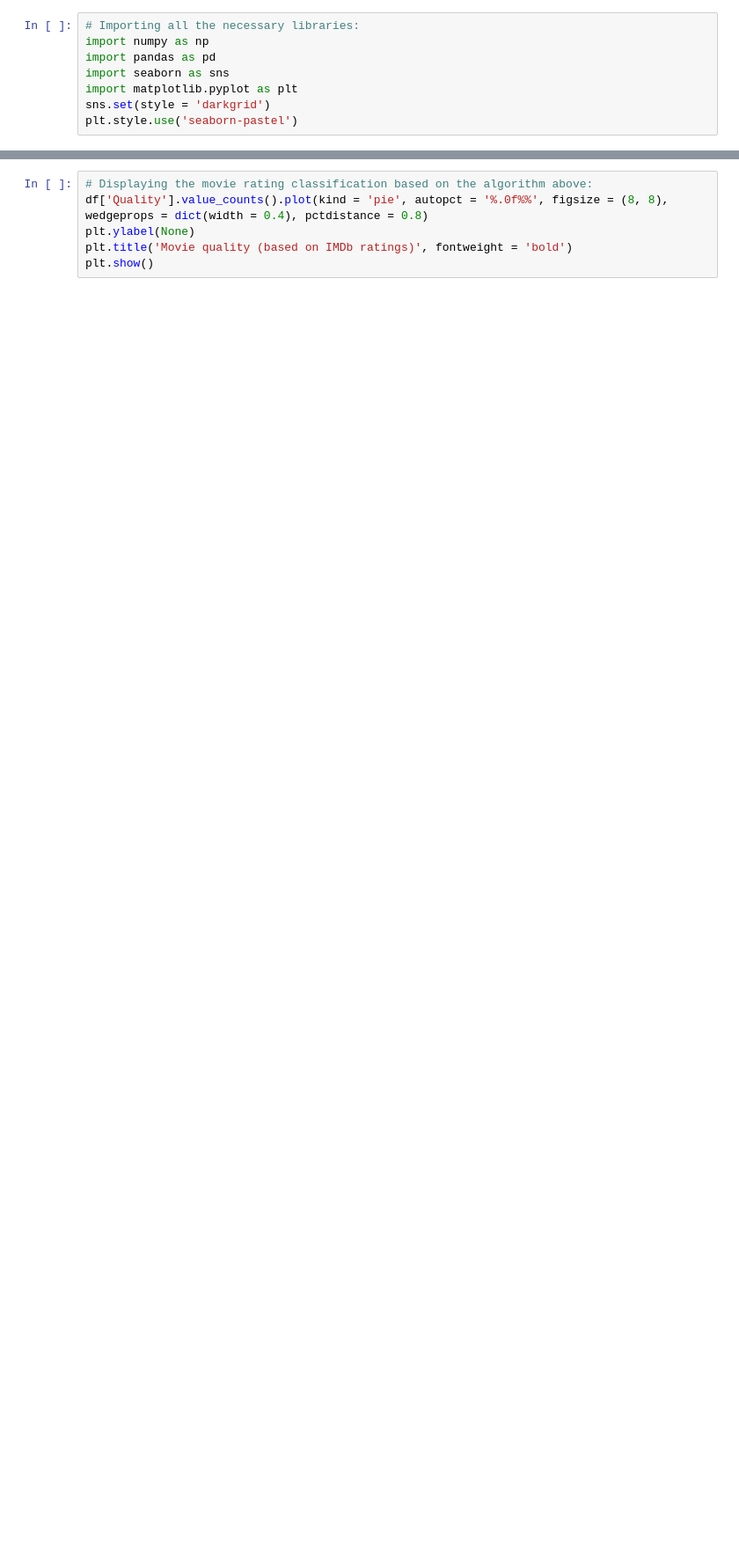
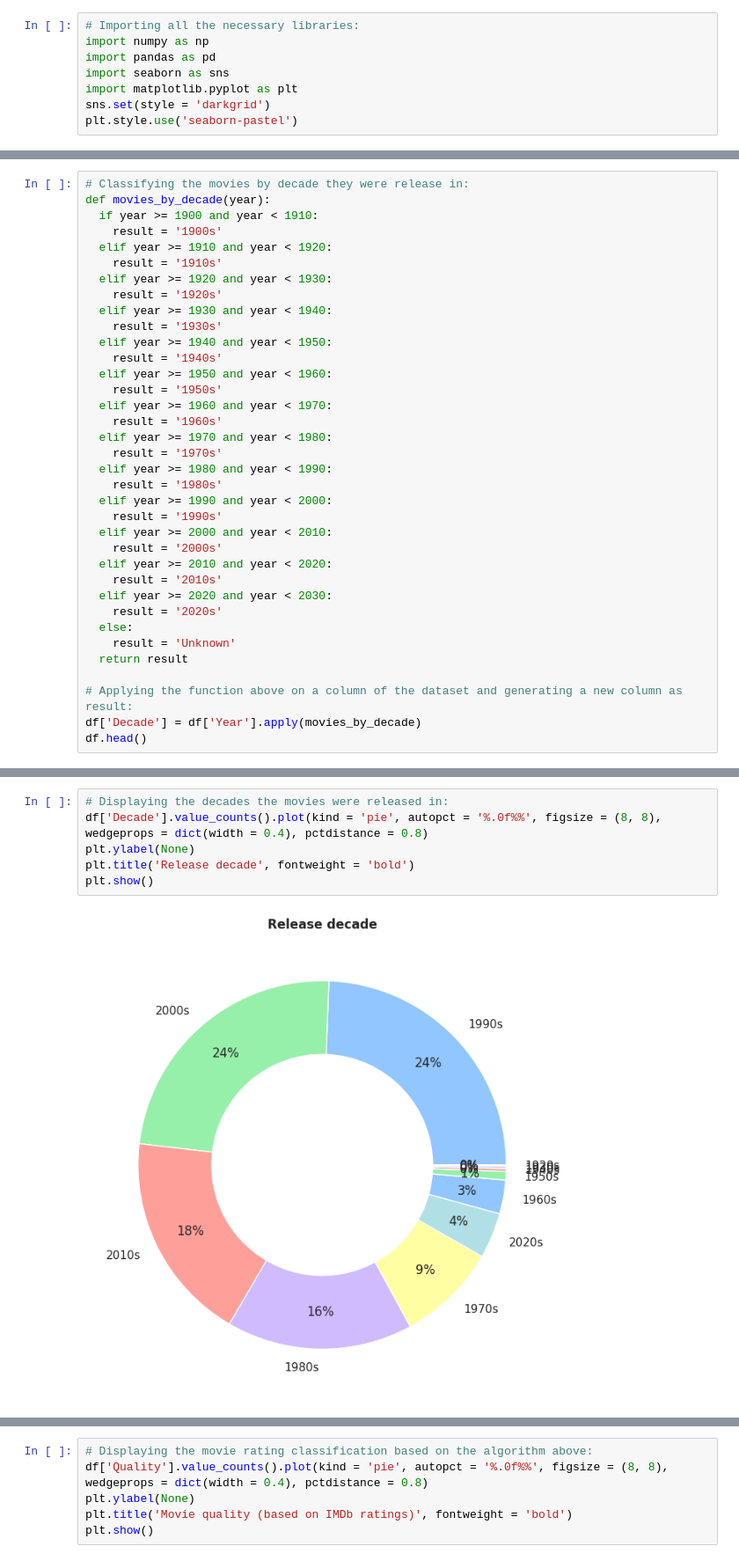
Before and after one commit to guilhermelaviola/IMDbMovieListAnalysis, a Jupyter notebook: MovieRatingAnalysis.ipynb, the cells around one changed output, grey strips where cells are left out. Shown at 88% size. Drawn from its saved outputs; the diff is of its cells as text; blank space fills up the shorter version.

```diff
--- a/MovieRatingAnalysis.ipynb
+++ b/MovieRatingAnalysis.ipynb
@@ -115,0 +116,36 @@ plt.show()
+# %%
+# Classifying the movies by decade they were release in:
+def movies_by_decade(year):
+  if year >= 1900 and year < 1910:
+    result = '1900s'
+  elif year >= 1910 and year < 1920:
+    result = '1910s'
+  elif year >= 1920 and year < 1930:
+    result = '1920s'
+  elif year >= 1930 and year < 1940:
+    result = '1930s'
+  elif year >= 1940 and year < 1950:
+    result = '1940s'
+  elif year >= 1950 and year < 1960:
+    result = '1950s'
+  elif year >= 1960 and year < 1970:
+    result = '1960s'
+  elif year >= 1970 and year < 1980:
+    result = '1970s'
+  elif year >= 1980 and year < 1990:
+    result = '1980s'
+  elif year >= 1990 and year < 2000:
+    result = '1990s'
+  elif year >= 2000 and year < 2010:
+    result = '2000s'
+  elif year >= 2010 and year < 2020:
+    result = '2010s'
+  elif year >= 2020 and year < 2030:
+    result = '2020s'
+  else:
+    result = 'Unknown'
+  return result
+
+# Applying the function above on a column of the dataset and generating a new column as result:
+df['Decade'] = df['Year'].apply(movies_by_decade)
+df.head()
@@ -116,3 +159,11 @@ plt.show()
+# %%
+# Displaying the decades the movies were released in:
+df['Decade'].value_counts().plot(kind = 'pie', autopct = '%.0f%%', figsize = (8, 8), wedgeprops = dict(width = 0.4), pctdistance = 0.8)
+plt.ylabel(None)
+plt.title('Release decade', fontweight = 'bold')
+plt.show()
+# %% [output]
+[figure, added]
 # %%
 # Classifying the movies by quality based on their IMDb rating:
 def imdb_rating(rating):
```
Also changed, not shown: parts of 9 cells of this notebook.
